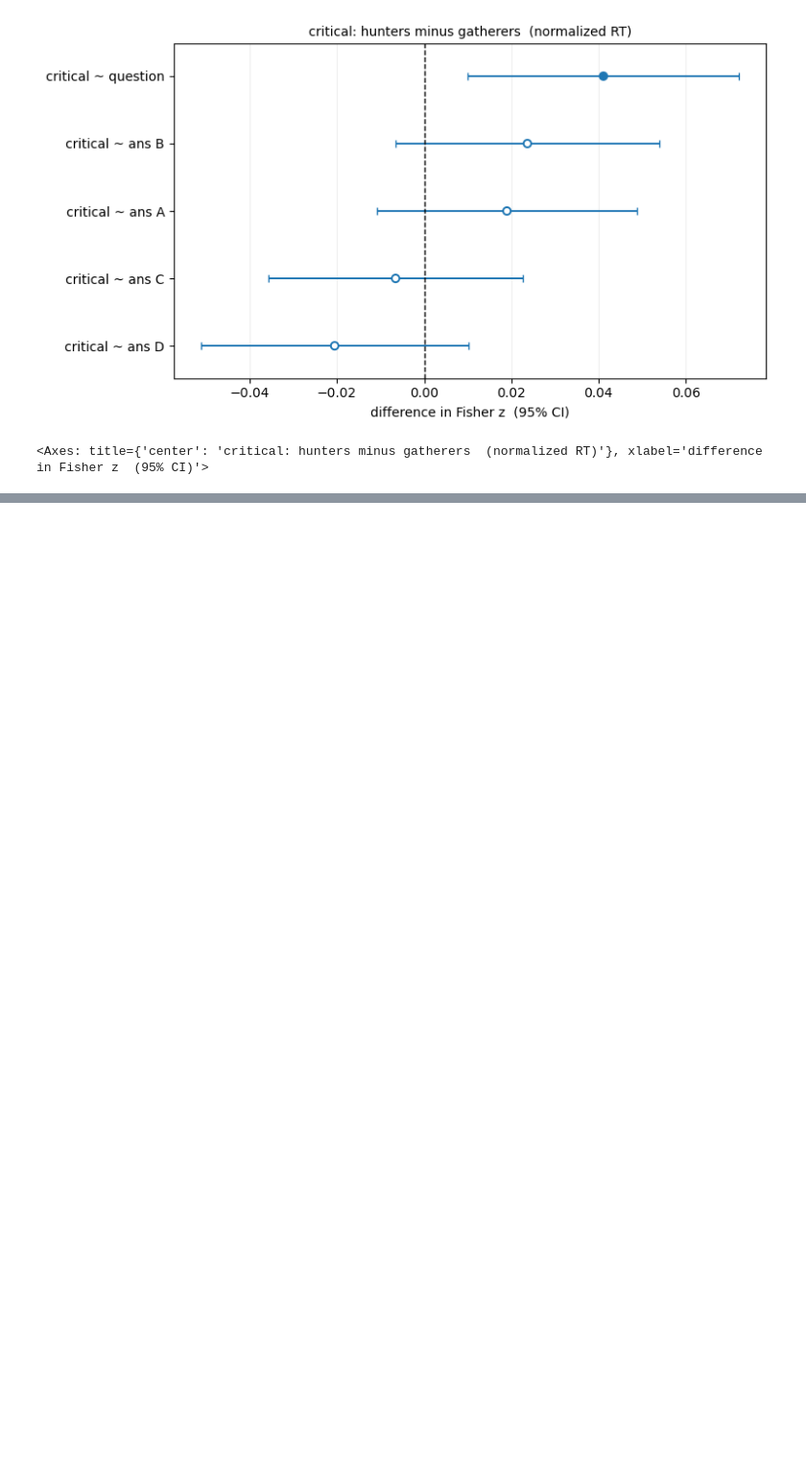
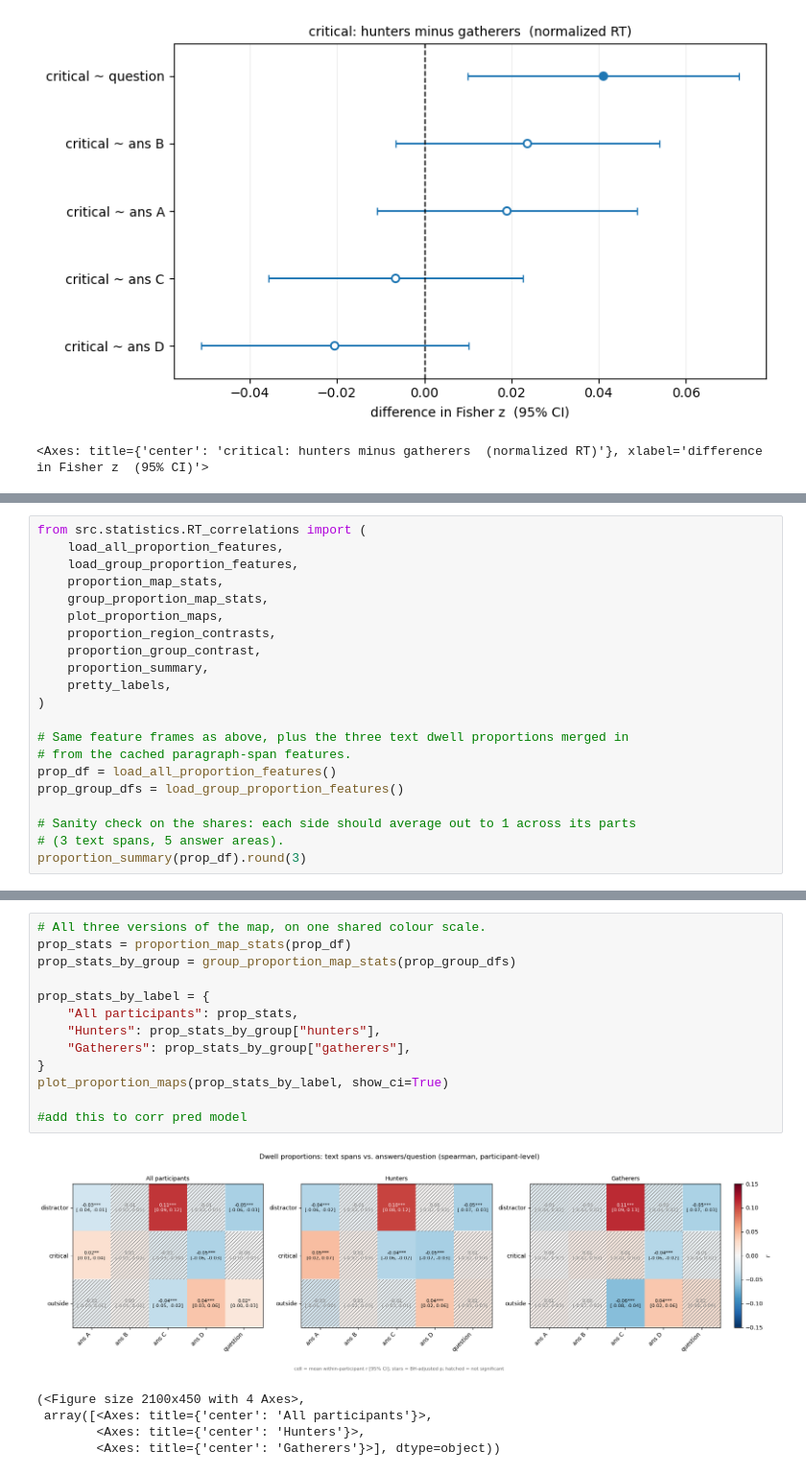
Before and after one commit to Mormorfor/QA_eyetracking, a Jupyter notebook: notebooks/text_associations.ipynb, the cells around one changed output, grey strips where cells are left out. Shown at 96% size. Drawn from its saved outputs; the diff is of its cells as text; blank space fills up the shorter version.

Commit message:
RT pred models attempts

```diff
--- a/notebooks/text_associations.ipynb
+++ b/notebooks/text_associations.ipynb
@@ -687,0 +359,21 @@ display(rt_sweep_r2.round(3))
+# %%
+from src.statistics.RT_correlations import (
+    load_all_proportion_features,
+    load_group_proportion_features,
+    proportion_map_stats,
+    group_proportion_map_stats,
+    plot_proportion_maps,
+    proportion_region_contrasts,
+    proportion_group_contrast,
+    proportion_summary,
+    pretty_labels,
+)
+
+# Same feature frames as above, plus the three text dwell proportions merged in
+# from the cached paragraph-span features.
+prop_df = load_all_proportion_features()
+prop_group_dfs = load_group_proportion_features()
+
+# Sanity check on the shares: each side should average out to 1 across its parts
+# (3 text spans, 5 answer areas).
+proportion_summary(prop_df).round(3)
@@ -687,0 +399,19 @@ display(rt_sweep_r2.round(3))
+# %%
+# All three versions of the map, on one shared colour scale.
+prop_stats = proportion_map_stats(prop_df)
+prop_stats_by_group = group_proportion_map_stats(prop_group_dfs)
+
+prop_stats_by_label = {
+    "All participants": prop_stats,
+    "Hunters": prop_stats_by_group["hunters"],
+    "Gatherers": prop_stats_by_group["gatherers"],
+}
+plot_proportion_maps(prop_stats_by_label, show_ci=True)
+
+#add this to corr pred model
+# %% [output]
+[figure, added]
+(<Figure size 2100x450 with 4 Axes>,
+ array([<Axes: title={'center': 'All participants'}>,
+        <Axes: title={'center': 'Hunters'}>,
+        <Axes: title={'center': 'Gatherers'}>], dtype=object))
```
Also changed, not shown: parts of 23 cells of this notebook, 10 other files.
